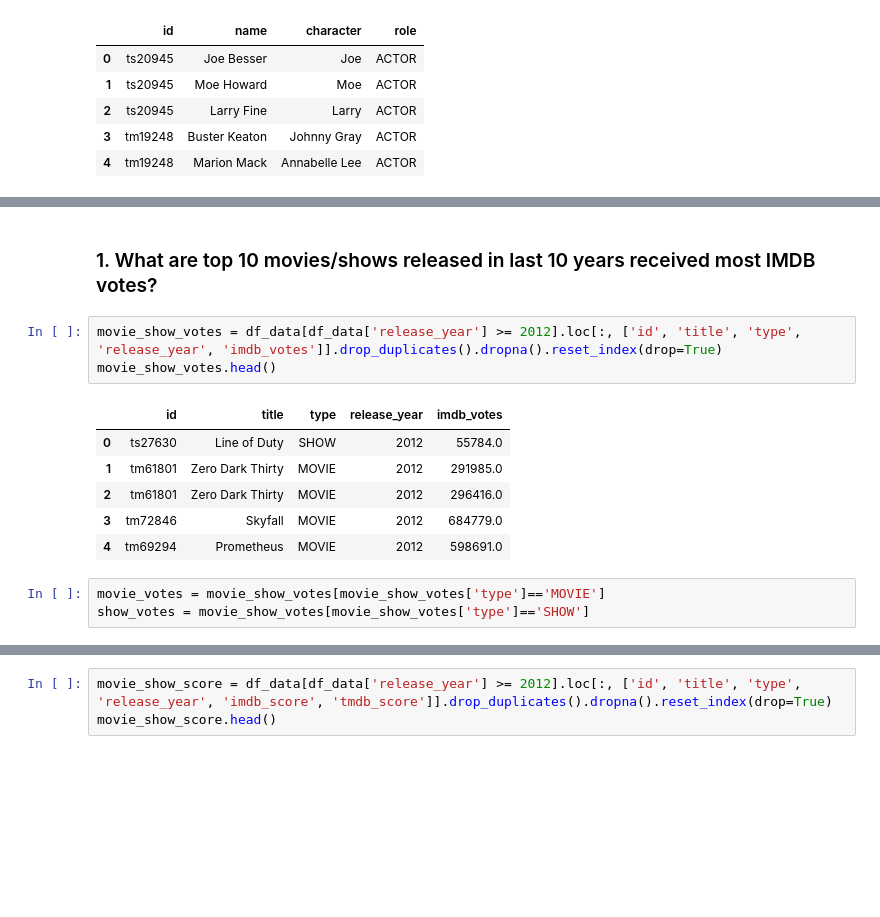
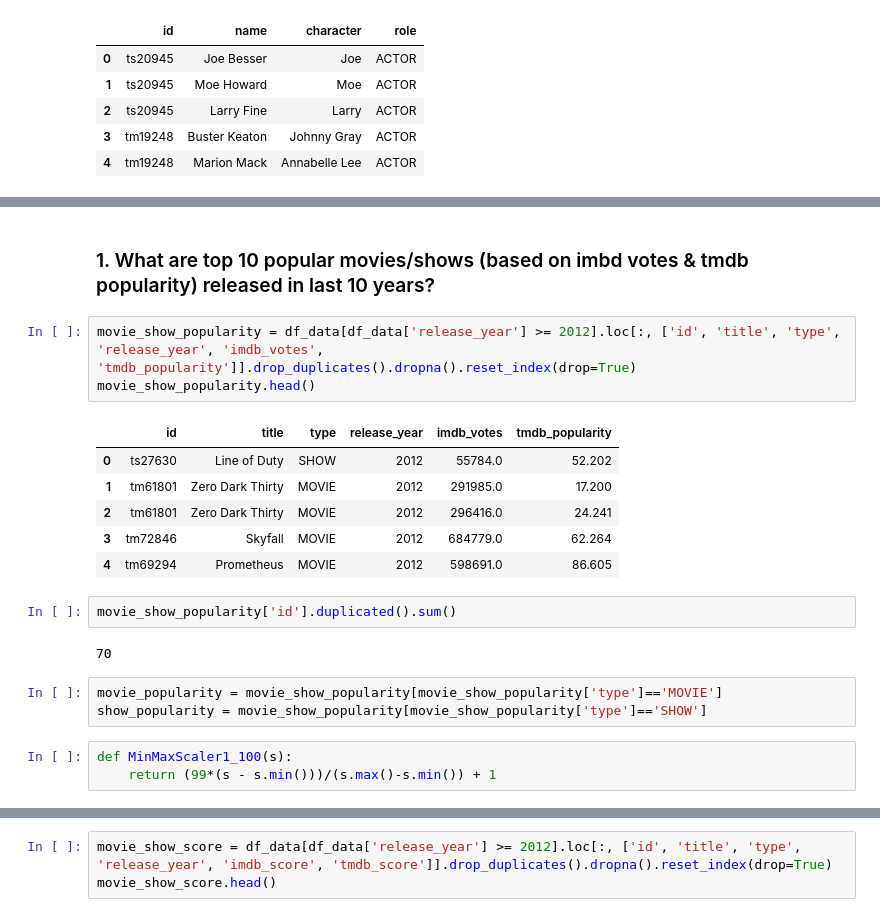
Before and after one commit to quytrungg/Group1_Final_Project_CSC17104, a Jupyter notebook: phase_3_data_analysis/data_analysis.ipynb, the cells around one changed output, grey strips where cells are left out. Cells and saved outputs as stored; diff of their text form; blank space fills up the shorter version.

```diff
--- a/phase_3_data_analysis/data_analysis.ipynb
+++ b/phase_3_data_analysis/data_analysis.ipynb
@@ -50,17 +50,24 @@ df_data.head()
 | 3 | tm19248 | The General | MOVIE | 1926 | NONE | 78 | action, drama, war, western, come... | US | ... |
 | 4 | tm19248 | The General | MOVIE | 1926 | NONE | 78 | action, drama, war, western, come... | US | ... |
 # %% [markdown]
-### 1. What are top 10 movies/shows released in last 10 years received most IMDB votes?
+### 1. What are top 10 popular movies/shows (based on imbd votes & tmdb popularity) released in last 10 years?
 # %%
-movie_show_votes = df_data[df_data['release_year'] >= 2012].loc[:, ['id', 'title', 'type', 'release_year', 'imdb_votes']].drop_duplicates().dropna().reset_index(drop=True)
-movie_show_votes.head()
+movie_show_popularity = df_data[df_data['release_year'] >= 2012].loc[:, ['id', 'title', 'type', 'release_year', 'imdb_votes', 'tmdb_popularity']].drop_duplicates().dropna().reset_index(drop=True)
+movie_show_popularity.head()
 # %% [output]
-|  | id | title | type | release_year | imdb_votes |
-| 0 | ts27630 | Line of Duty | SHOW | 2012 | 55784.0 |
-| 1 | tm61801 | Zero Dark Thirty | MOVIE | 2012 | 291985.0 |
-| 2 | tm61801 | Zero Dark Thirty | MOVIE | 2012 | 296416.0 |
-| 3 | tm72846 | Skyfall | MOVIE | 2012 | 684779.0 |
-| 4 | tm69294 | Prometheus | MOVIE | 2012 | 598691.0 |
+|  | id | title | type | release_year | imdb_votes | tmdb_popularity |
+| 0 | ts27630 | Line of Duty | SHOW | 2012 | 55784.0 | 52.202 |
+| 1 | tm61801 | Zero Dark Thirty | MOVIE | 2012 | 291985.0 | 17.200 |
+| 2 | tm61801 | Zero Dark Thirty | MOVIE | 2012 | 296416.0 | 24.241 |
+| 3 | tm72846 | Skyfall | MOVIE | 2012 | 684779.0 | 62.264 |
+| 4 | tm69294 | Prometheus | MOVIE | 2012 | 598691.0 | 86.605 |
-# %%
-movie_votes = movie_show_votes[movie_show_votes['type']=='MOVIE']
-show_votes = movie_show_votes[movie_show_votes['type']=='SHOW']
+# %%
+movie_show_popularity['id'].duplicated().sum()
+# %% [output]
+70
+# %%
+movie_popularity = movie_show_popularity[movie_show_popularity['type']=='MOVIE']
+show_popularity = movie_show_popularity[movie_show_popularity['type']=='SHOW']
+# %%
+def MinMaxScaler1_100(s):
+    return (99*(s - s.min()))/(s.max()-s.min()) + 1
```
Also changed, not shown: parts of 23 cells of this notebook.
